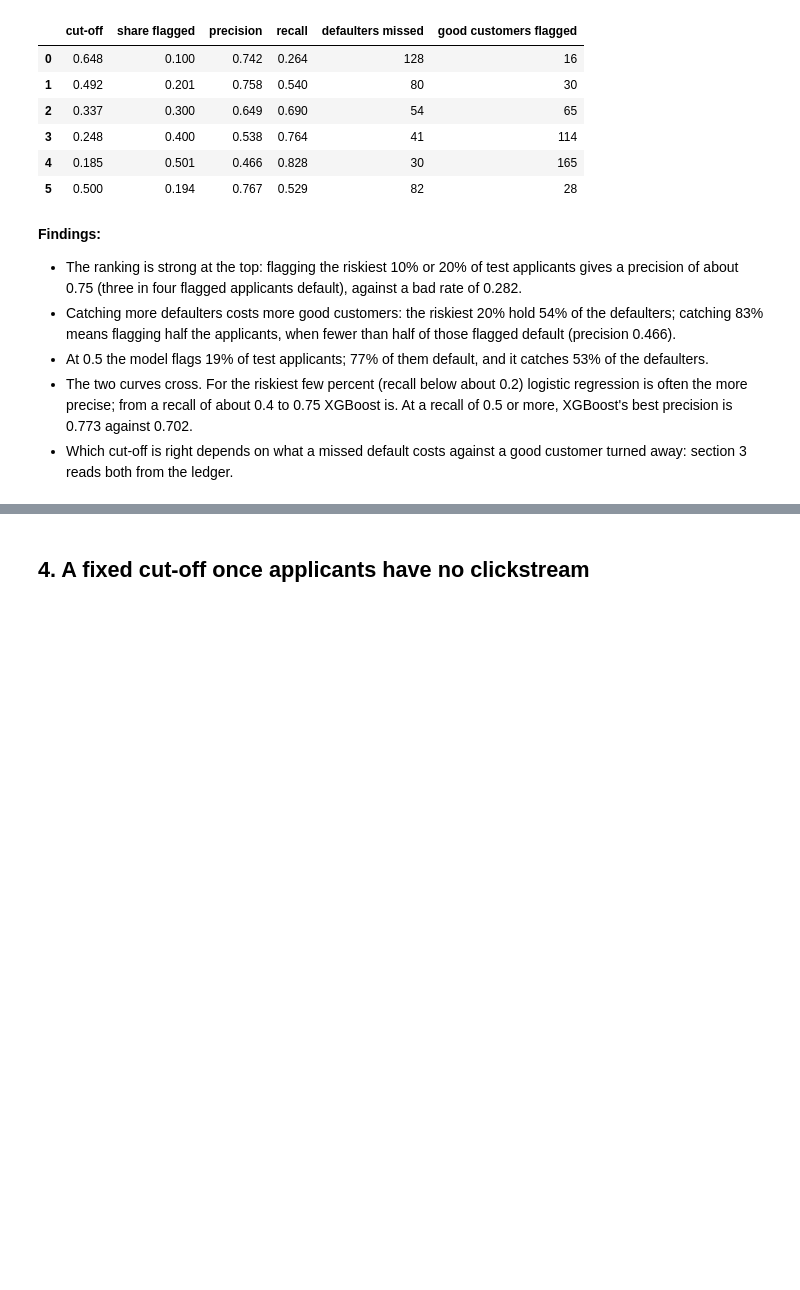
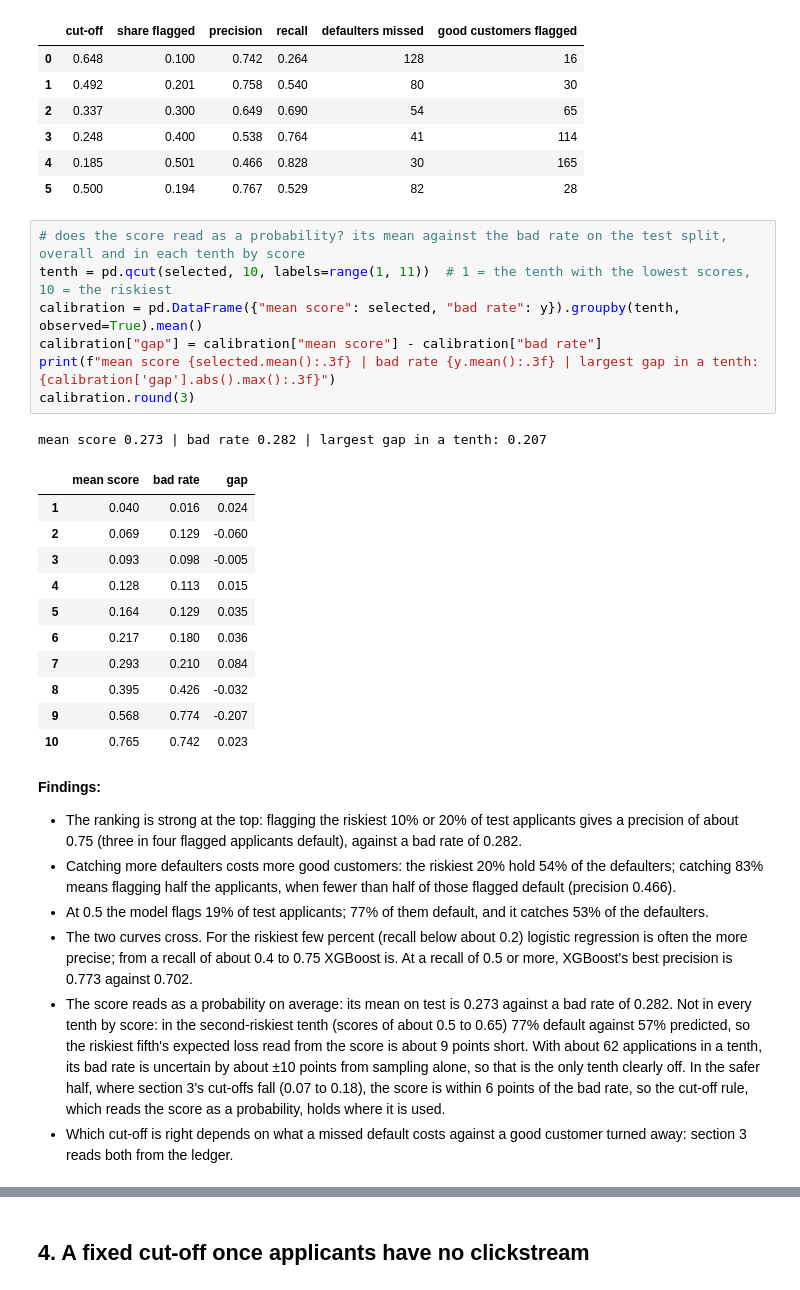
Before and after one commit to code-vibes-only/cs611-assignment-2, a Jupyter notebook: notebooks/06_model_choice.ipynb, the cells around one changed output, grey strips where cells are left out. Saved outputs shown, nothing was run; the diff lists cells and outputs as text; blank space fills up the shorter version.

```diff
--- a/notebooks/06_model_choice.ipynb
+++ b/notebooks/06_model_choice.ipynb
@@ -138,12 +141,33 @@ pd.DataFrame(rows).round(3)
 | 3 | 0.248 | 0.400 | 0.538 | 0.764 | 41 | 114 |
 | 4 | 0.185 | 0.501 | 0.466 | 0.828 | 30 | 165 |
 | 5 | 0.500 | 0.194 | 0.767 | 0.529 | 82 | 28 |
+# %%
+# does the score read as a probability? its mean against the bad rate on the test split, overall and in each tenth by score
+tenth = pd.qcut(selected, 10, labels=range(1, 11))  # 1 = the tenth with the lowest scores, 10 = the riskiest
+calibration = pd.DataFrame({"mean score": selected, "bad rate": y}).groupby(tenth, observed=True).mean()
+calibration["gap"] = calibration["mean score"] - calibration["bad rate"]
+print(f"mean score {selected.mean():.3f} | bad rate {y.mean():.3f} | largest gap in a tenth: {calibration['gap'].abs().max():.3f}")
+calibration.round(3)
+# %% [output]
+mean score 0.273 | bad rate 0.282 | largest gap in a tenth: 0.207
+|  | mean score | bad rate | gap |
+| 1 | 0.040 | 0.016 | 0.024 |
+| 2 | 0.069 | 0.129 | -0.060 |
+| 3 | 0.093 | 0.098 | -0.005 |
+| 4 | 0.128 | 0.113 | 0.015 |
+| 5 | 0.164 | 0.129 | 0.035 |
+| 6 | 0.217 | 0.180 | 0.036 |
+| 7 | 0.293 | 0.210 | 0.084 |
+| 8 | 0.395 | 0.426 | -0.032 |
+| 9 | 0.568 | 0.774 | -0.207 |
+| 10 | 0.765 | 0.742 | 0.023 |
 # %% [markdown]
 **Findings:**
 - The ranking is strong at the top: flagging the riskiest 10% or 20% of test applicants gives a precision of about 0.75 (three in four flagged applicants default), against a bad rate of 0.282.
 - Catching more defaulters costs more good customers: the riskiest 20% hold 54% of the defaulters; catching 83% means flagging half the applicants, when fewer than half of those flagged default (precision 0.466).
 - At 0.5 the model flags 19% of test applicants; 77% of them default, and it catches 53% of the defaulters.
 - The two curves cross. For the riskiest few percent (recall below about 0.2) logistic regression is often the more precise; from a recall of about 0.4 to 0.75 XGBoost is. At a recall of 0.5 or more, XGBoost's best precision is 0.773 against 0.702.
+- The score reads as a probability on average: its mean on test is 0.273 against a bad rate of 0.282. Not in every tenth by score: in the second-riskiest tenth (scores of about 0.5 to 0.65) 77% default against 57% predicted, so the riskiest fifth's expected loss read from the score is about 9 points short. With about 62 applications in a tenth, its bad rate is uncertain by about ±10 points from sampling alone, so that is the only tenth clearly off. In the safer half, where section 3's cut-offs fall (0.07 to 0.18), the score is within 6 points of the bad rate, so the cut-off rule, which reads the score as a probability, holds where it is used.
 - Which cut-off is right depends on what a missed default costs against a good customer turned away: section 3 reads both from the ledger.
 # %% [markdown]
 ## 3. What the model is worth, from the loan ledger
```
Also changed, not shown: parts of 11 cells of this notebook.
